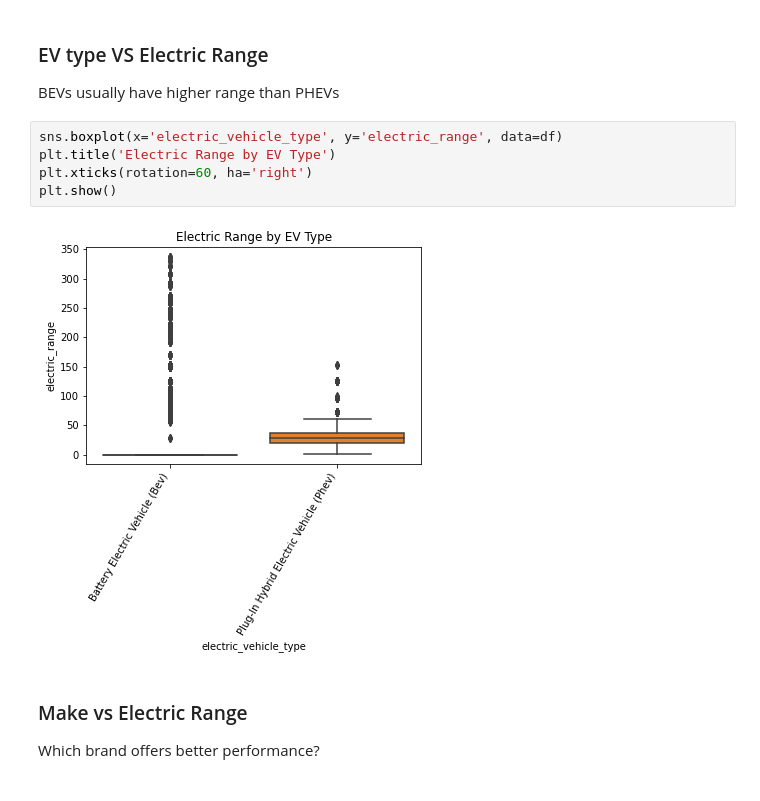
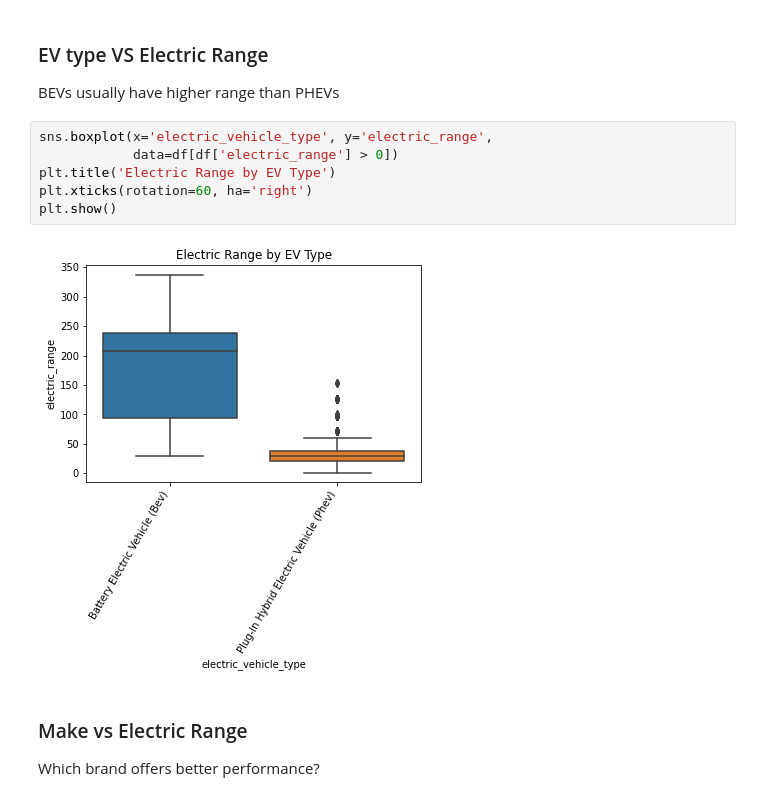
Before and after one commit to Sydney-Were/Electric_Vehicle_Evaluation_Project, a Jupyter notebook: EV.ipynb, the cells around one changed output. Drawn from its saved outputs; the diff is of its cells as text.

```diff
--- a/EV.ipynb
+++ b/EV.ipynb
@@ -215,12 +218,13 @@ plt.show()
 ### EV type VS Electric Range ###
 BEVs usually have higher range than PHEVs
 # %%
-sns.boxplot(x='electric_vehicle_type', y='electric_range', data=df)
+sns.boxplot(x='electric_vehicle_type', y='electric_range',
+            data=df[df['electric_range'] > 0])
 plt.title('Electric Range by EV Type')
 plt.xticks(rotation=60, ha='right')
 plt.show()
 # %% [output]
-[figure, old version]
+[figure, new version]
 # %% [markdown]
 ### Make vs Electric Range ###
 Which brand offers better performance?
```
Also changed, not shown: parts of 7 cells of this notebook.
